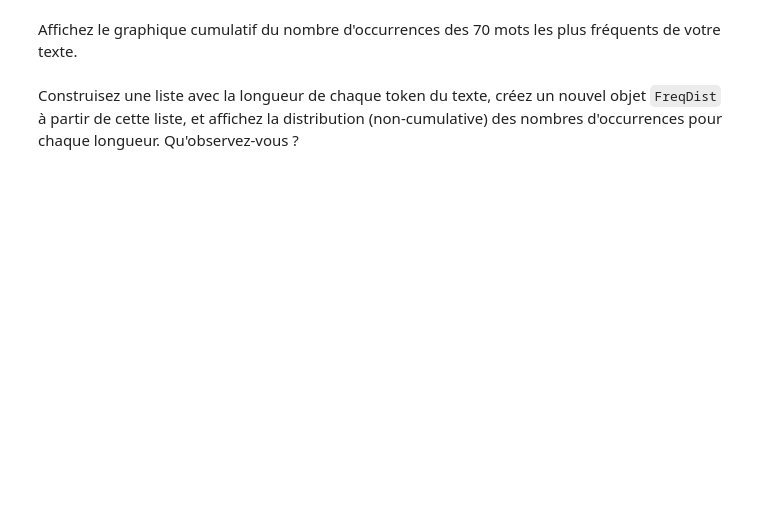
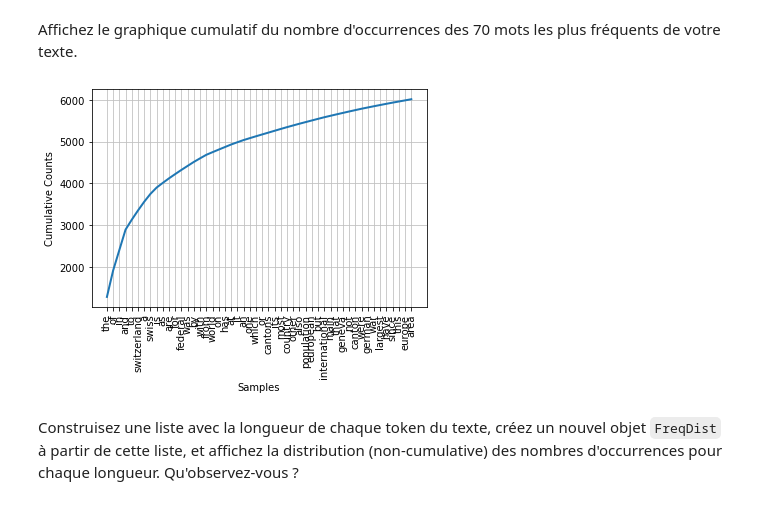
Before and after one commit to goturak/TAL_Heig, a Jupyter notebook: lab01/TAL_Labo1c_student.ipynb, the cells around one changed output. Saved outputs shown, nothing was run; the diff lists cells and outputs as text; code cells hidden in the pictures; blank space fills up the shorter version.

```diff
--- a/lab01/TAL_Labo1c_student.ipynb
+++ b/lab01/TAL_Labo1c_student.ipynb
@@ -14,3 +14,7 @@ import matplotlib.pyplot
 S'inspirer du [chapitre 3 du livre NLTK](http://www.nltk.org/book/ch03.html) pour faire une requête et récupérer le contenu de la page indiquée dans `url2`.  Quelle est la longueur de la chaîne de caractères obtenue ?
 # %%
 url2 = "https://en.wikipedia.org/wiki/Switzerland"
+response= request.urlopen(url2)
+html2= response.read().decode('utf8')
+
+len(html2)
@@ -26,0 +81,8 @@ Réutilisez la méthode de la partie 1b pour enlever le début et la fin de la c
+# %%
+# Please write your Python code below and execute it.
+startOfArticle= raw2.find("From Wikipedia, the free encyclopedia")+len("From Wikipedia, the free encyclopedia")
+cut=raw2[startOfArticle:]
+endOfArticle= cut.rfind("Notes and reference")
+raw2trimmed= cut[:endOfArticle]
+print(raw2trimmed[0:100])
+print(raw2trimmed[-100:])
@@ -38,3 +125,5 @@ fd = open(filename, 'a', encoding='utf8')
 Effectuer maintenant la tokenisation de cette page **sans** faire de segmentation en phrases.  Stockez le résultat dans une variable (p.ex. `words2`) sans écrire de fichier.  Combien de tokens possède ce texte ?
 # %%
 # Please write your Python code below and execute it.
+words2 = nltk.word_tokenize(raw2trimmed)
+len(words2)
@@ -53,3 +195,13 @@ Déterminez le vocabulaire de cette page (la liste des _types_) en convertissant
 Construisez un objet FreqDist avec les mots de cette page, en convertissant en minuscules tous les mots contenant seulement des lettres (utilisez la méthode `.isalpha()` de Python).  Quels sont les 30 mots les plus fréquents ?
 # %%
 # Please write your Python code below and execute it.
+lowerCase= []
+for w in words2:
+    if w.isalpha():
+        lowerCase.append(w.lower())
+    #else:
+       ## lowerCase.append(w)
+
+
+fdist= nltk.FreqDist(lowerCase)
+fdist.most_common(50)
@@ -57,6 +227,9 @@ Construisez un objet FreqDist avec les mots de cette page, en convertissant en m
 Affichez le graphique cumulatif du nombre d'occurrences des 70 mots les plus fréquents de votre texte.
 # %%
 # Please write your Python code below and execute it.
+fdist.plot(50,cumulative=True);
+# %% [output]
+[figure, added]
 # %% [markdown]
 Construisez une liste avec la longueur de chaque token du texte, créez un nouvel objet `FreqDist` à partir de cette liste, et affichez la distribution (non-cumulative) des nombres d'occurrences pour chaque longueur.  Qu'observez-vous ?
 # %%
```
Also changed, not shown: parts of 18 cells of this notebook, 11 other files.
